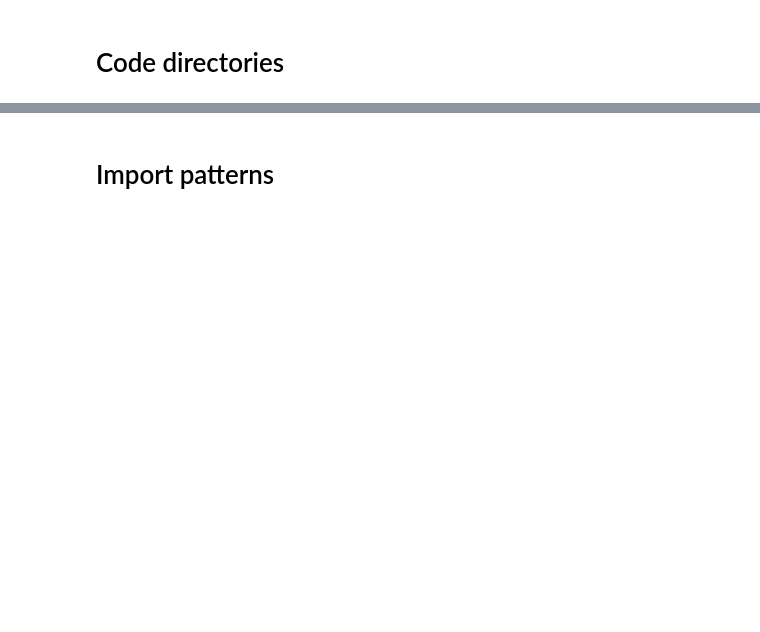
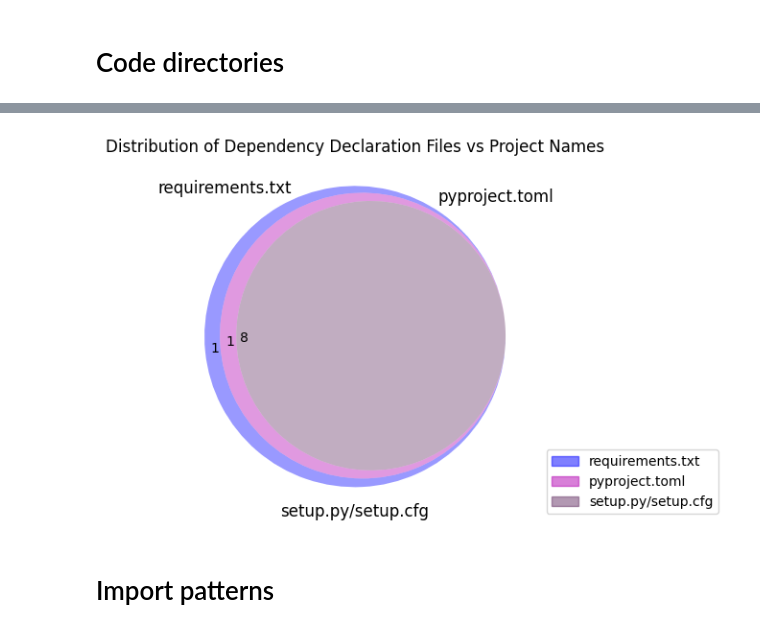
Before and after one commit to tweag/FawltyDeps, a Jupyter notebook: PyPI_analysis/results/results.ipynb, the cells around one changed output, grey strips where cells are left out. Cells and saved outputs as stored; diff of their text form; code cells hidden in the pictures; blank space fills up the shorter version.

Commit message:
Add dependency declaration files analysis

```diff
--- a/PyPI_analysis/results/results.ipynb
+++ b/PyPI_analysis/results/results.ipynb
@@ -121,3 +148,27 @@ plt.show()
+# %%
+# Divide projects into three groups by parser choice
+project_req_txt = set(df_deps[df_deps["parser_choice"] == "requirements.txt"]["project_name"])
+project_pyproject_toml = set(df_deps[df_deps["parser_choice"] == "pyproject.toml"]["project_name"])
+project_setup = set(df_deps[df_deps["parser_choice"].str.startswith("setup")]["project_name"])
+# %%
+# Draw a venn diagram
+plt.figure()
+ax = plt.gca()
+venn_parsers = venn3([project_req_txt, project_pyproject_toml, project_setup], set_labels=("requirements.txt", "pyproject.toml", "setup.py/setup.cfg"), ax=ax)
+
+colors = [patch.get_facecolor() for patch in venn_parsers.patches if patch]
+
+legend_handles = [
+    Patch(color=colors[0], alpha=0.5, label="requirements.txt"),
+    Patch(color=colors[1], alpha=0.5, label="pyproject.toml"),
+    Patch(color=colors[2], alpha=0.5, label="setup.py/setup.cfg")
+]
+
+plt.legend(handles=legend_handles, loc=(1.04, 0))
+plt.title('Distribution of Dependency Declaration Files vs Project Names')
+plt.show()
+# %% [output]
+[figure, added]
 # %% [markdown]
 # Import patterns
 # %%
```
Also changed, not shown: parts of 7 cells of this notebook.
